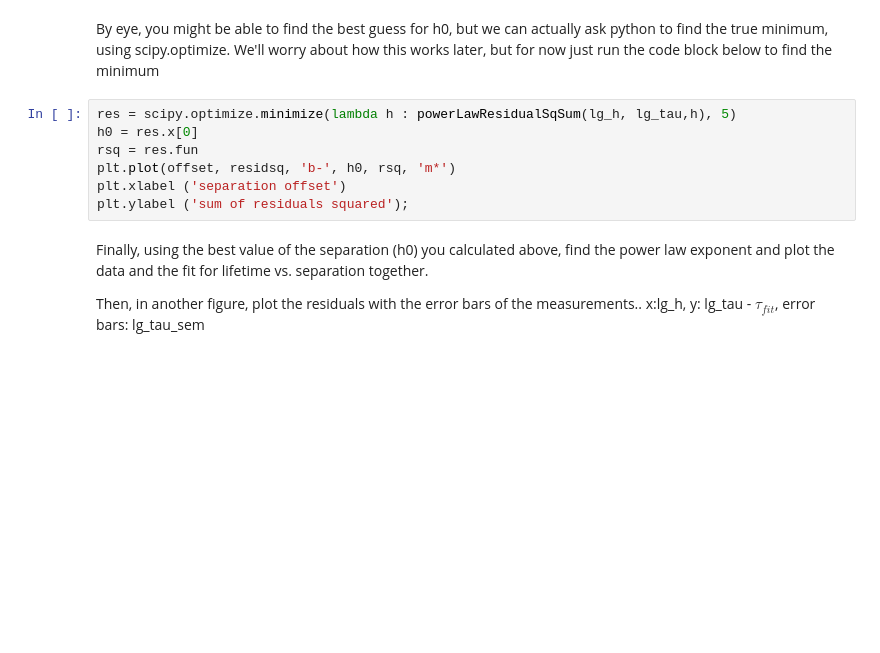
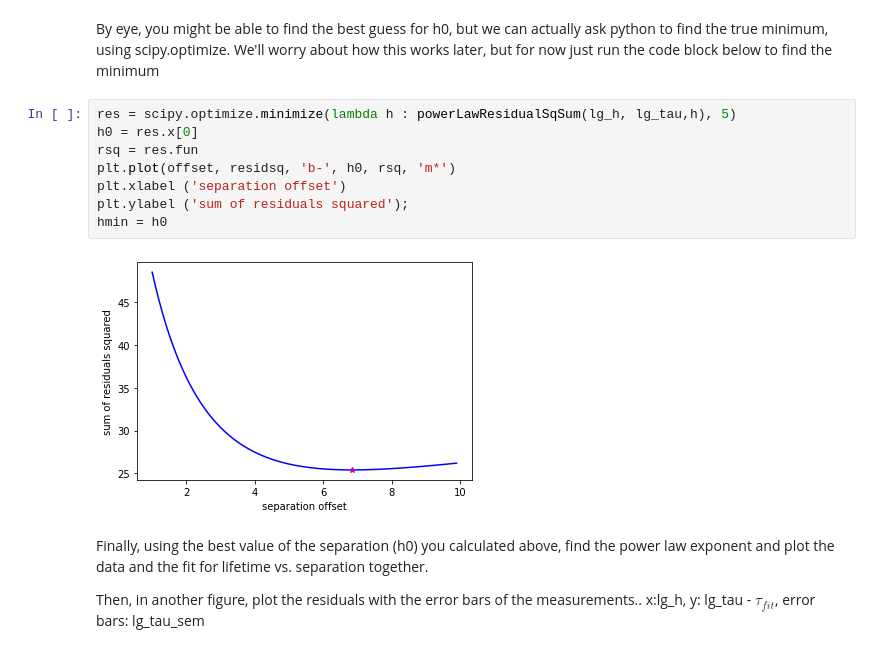
Before and after one commit to NYUExperimentalPhysics1-2021/labanalysis2-victorsliao, a Jupyter notebook: LabAnalysis2.ipynb, the cells around one changed output. Saved outputs shown, nothing was run; the diff lists cells and outputs as text; blank space fills up the shorter version.

```diff
--- a/LabAnalysis2.ipynb
+++ b/LabAnalysis2.ipynb
@@ -431,10 +442,13 @@ By eye, you might be able to find the best guess for h0, but we can actually ask
 # %%
 res = scipy.optimize.minimize(lambda h : powerLawResidualSqSum(lg_h, lg_tau,h), 5)
 h0 = res.x[0]
 rsq = res.fun
 plt.plot(offset, residsq, 'b-', h0, rsq, 'm*')
 plt.xlabel ('separation offset')
 plt.ylabel ('sum of residuals squared');
+hmin = h0
+# %% [output]
+[figure, added]
 # %% [markdown]
 Finally, using the best value of the separation (h0) you calculated above, find the power law exponent and plot the data and the fit for lifetime vs. separation together.
 
```
Also changed, not shown: parts of 7 cells of this notebook.
